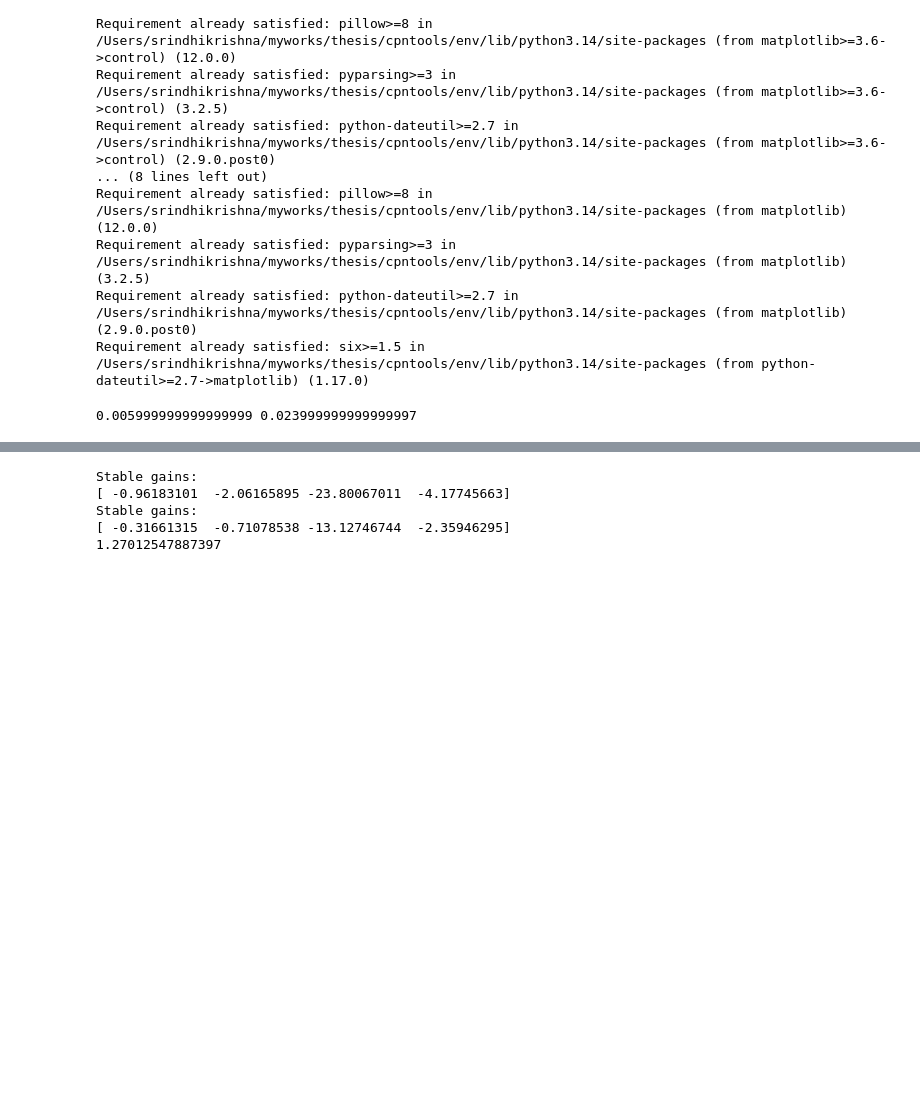
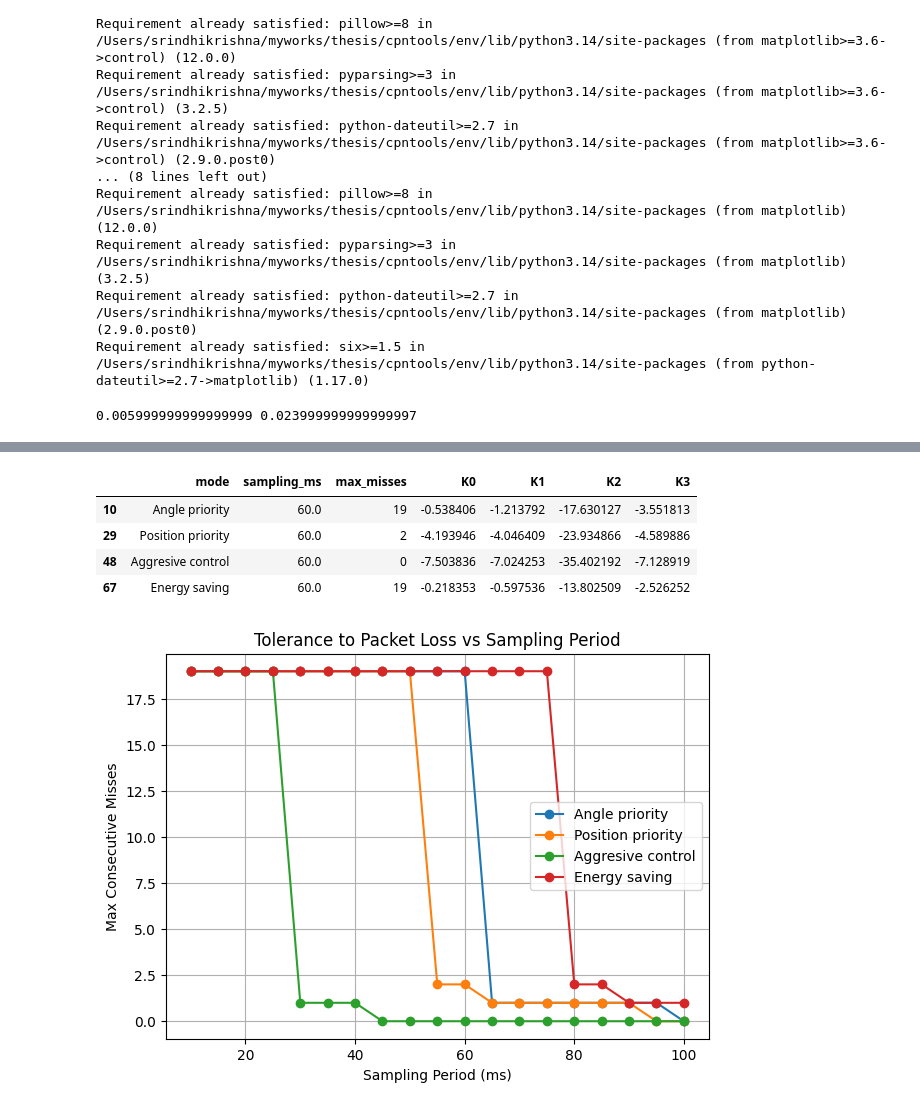
Before and after one commit to kss682/co-design-framework, a Jupyter notebook: lqr.ipynb, the cells around one changed output, grey strips where cells are left out. Cells and saved outputs as stored; diff of their text form; code cells hidden in the pictures; blank space fills up the shorter version.

```diff
--- a/lqr.ipynb
+++ b/lqr.ipynb
@@ -125,11 +68,4 @@ def dlqr(T, q):
-# %%
-K_5, A_d_5, B_d_5 = dlqr(T=0.005, q=100)
-K_150, A_d_150, B_d_150 = dlqr(T=0.150, q=100)
-A_cl_150 = A_d_150 - B_d_150*K_5
-print(max(abs(np.linalg.eigvals(A_cl_150))))
-# %% [output]
-Stable gains:
-[ -0.96183101  -2.06165895 -23.80067011  -4.17745663]
-Stable gains:
-[ -0.31661315  -0.71078538 -13.12746744  -2.35946295]
-1.27012547887397
+# %%
+def get_discrete_system(A, B, C, D, t=0.30):
+    sys_c = clt.ss(A, B, C, D)
+    return clt.c2d(sys_c, t, method='zoh')
@@ -135,0 +99,63 @@ Stable gains:
+# %%
+sampling_periods = np.arange(0.01, 0.101, 0.005)
+
+plt.figure(figsize=(7,5))
+
+records = []
+
+for mode in Q_R_modes:
+    Q = mode.get("Q")
+    R = mode.get("R")
+    max_misses_list = []
+    for h in sampling_periods:
+        system = get_discrete_system(A, B, C, D, t=h)
+        K, _, _ = clt.dlqr(system.A, system.B, Q, R)
+
+        A_d = system.A
+        B_d = system.B
+        n = A.shape[0]
+        I = np.eye(n)
+        Z = np.zeros((n,n))
+
+        A_hit = np.block([[A_d - B_d@K, Z], [I, Z]])
+        A_miss = np.block([[A_d, -1*B_d@K], [I, Z]])
+
+        miss = 0
+        for i in range(1, 20):
+            Phi = np.linalg.matrix_power(A_miss, i)@A_hit
+            Rho = max(abs(np.linalg.eigvals(Phi)))
+            if Rho > 1:
+                break
+            miss = i
+        max_misses_list.append(miss)
+
+        records.append({
+                "mode": mode["label"],
+                "sampling_ms": round(h * 1000, 3),
+                "max_misses": miss,
+                **{f"K{i}": v for i, v in enumerate(K.flatten())}
+            })
+
+
+    plt.plot(sampling_periods*1000, max_misses_list, marker='o', label=mode.get("label"))
+
+
+df = pd.DataFrame(records)
+filtered_df = df[df["sampling_ms"] == 60.0]
+display(filtered_df)
+
+plt.xlabel("Sampling Period (ms)")
+plt.ylabel("Max Consecutive Misses")
+plt.title("Tolerance to Packet Loss vs Sampling Period")
+
+plt.legend()
+plt.grid(True)
+
+plt.show()
+# %% [output]
+|  | mode | sampling_ms | max_misses | K0 | K1 | K2 | K3 |
+| 10 | Angle priority | 60.0 | 19 | -0.538406 | -1.213792 | -17.630127 | -3.551813 |
+| 29 | Position priority | 60.0 | 2 | -4.193946 | -4.046409 | -23.934866 | -4.589886 |
+| 48 | Aggresive control | 60.0 | 0 | -7.503836 | -7.024253 | -35.402192 | -7.128919 |
+| 67 | Energy saving | 60.0 | 19 | -0.218353 | -0.597536 | -13.802509 | -2.526252 |
+[figure, added]
```
Also changed, not shown: parts of 4 cells of this notebook.
